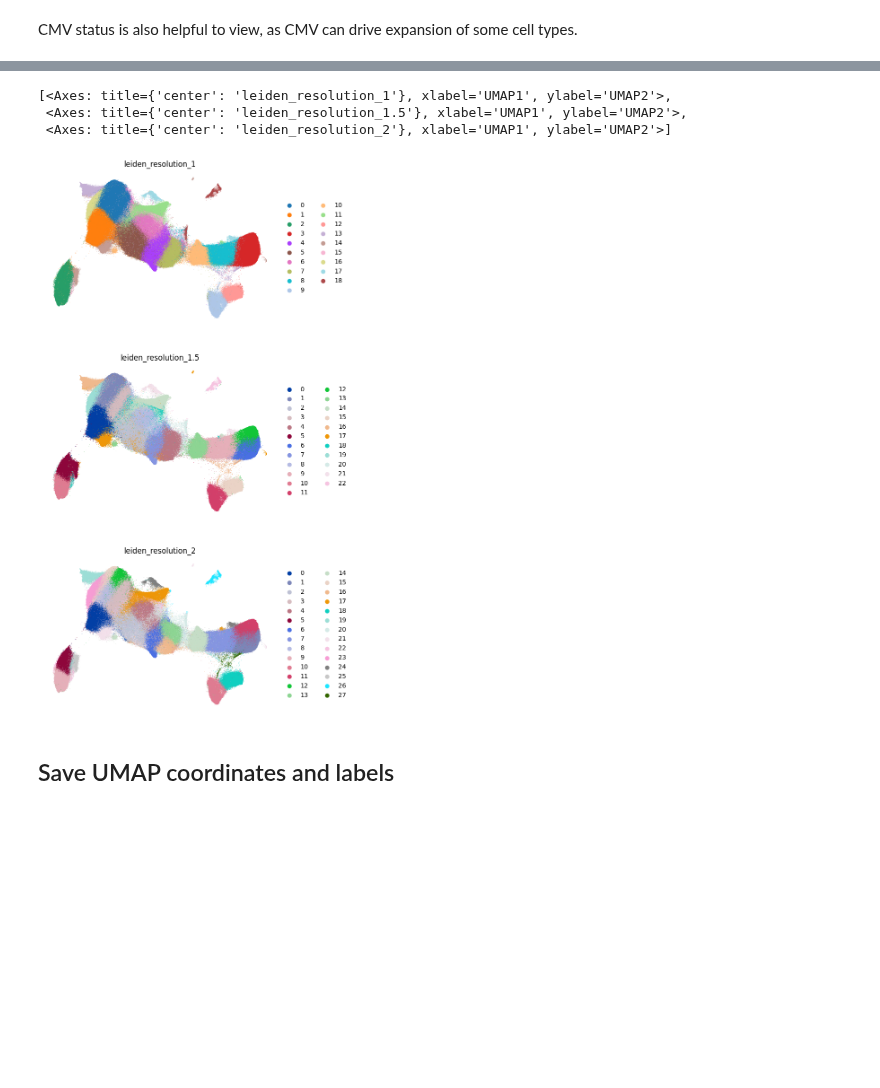
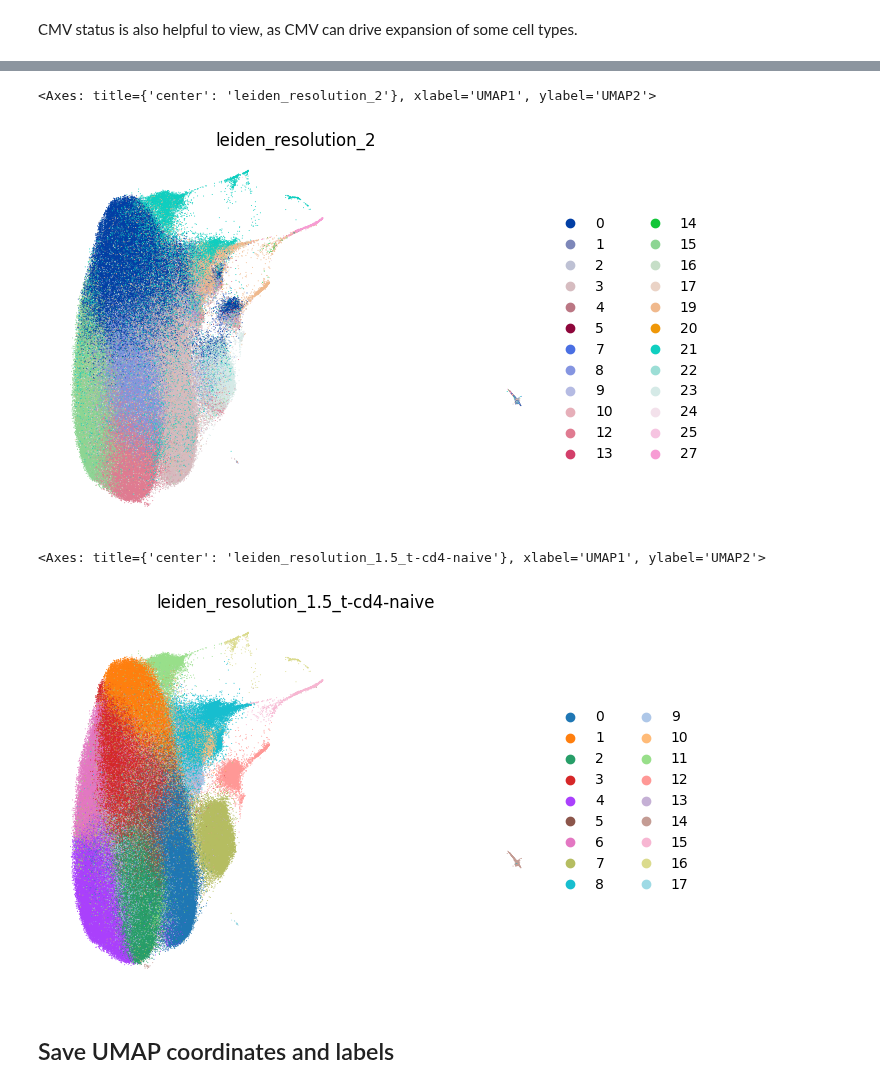
Before and after one commit to aifimmunology/aifi-healthy-pbmc-reference, a Jupyter notebook: 11a-Python_T_cells_naive.ipynb, the cells around one changed output, grey strips where cells are left out. Drawn from its saved outputs; the diff is of its cells as text; code cells hidden in the pictures; blank space fills up the shorter version.

Commit message:
myeloid and naive cd4 subclustering

```diff
--- a/11a-Python_T_cells_naive.ipynb
+++ b/11a-Python_T_cells_naive.ipynb
@@ -100,6 +97,6 @@ sc.pl.umap(adata, color = 'leiden_resolution_2', legend_loc = 'on data')
 # %%
 fhit_pos_cl = select_clusters_by_gene_frac(
-    adata, gene = 'FHIT', cutoff = 0.3, clusters = 'leiden_resolution_2'
+    adata, gene = 'FHIT', cutoff = 0.3, clusters = 'leiden_resolution_1.5'
 )
-sc.pl.umap(adata, color = 'leiden_resolution_2', groups = fhit_pos_cl)
+sc.pl.umap(adata, color = 'leiden_resolution_1.5', groups = fhit_pos_cl)
 # %% [output]
@@ -124,7 +121,7 @@ keep_cl
 # %% [markdown]
 Now, we can filter the dataset to get the subset we're after.
 # %%
-adata_subset = adata[adata.obs['leiden'].isin(keep_cl)]
+adata_subset = adata[adata.obs['leiden_resolution_1.5'].isin(keep_cl)]
 # %%
 adata_subset.shape
 # %% [output]
@@ -191,9 +194,8 @@ Here, we use our helper functions to perform clustering at multiple resolutions.
 # %%
 %%time
-tasks = [
-    (1.5, "leiden_resolution_1.5_t-cd4-naive"),
-    (2, "leiden_resolution_2_t-cd4-naive"),
-    (3, "leiden_resolution_3_t-cd4-naive")
-]
-adata_subset = run_leiden_parallel(adata_subset, tasks)
+sc.tl.leiden(
+    adata_subset,
+    resolution = 1.5,
+    key_added = 'leiden_resolution_1.5_t-cd4-naive'
+)
 # %% [output]
@@ -247,18 +259,27 @@ sc.pl.umap(
+# %%
+sc.pl.umap(
+    adata_subset,
+    color = 'leiden_resolution_2',
+    size = 2,
+    show = False,
+    ncols = 1 ,
+    frameon = False
+)
+# %% [output]
+<Axes: title={'center': 'leiden_resolution_2'}, xlabel='UMAP1', ylabel='UMAP2'>
+[figure, added]
 # %%
-leiden_cols = [t[1] for t in tasks]
 sc.pl.umap(
     adata_subset,
-    color = leiden_cols,
+    color = 'leiden_resolution_1.5_t-cd4-naive',
     size = 2,
     show = False,
     ncols = 1 ,
     frameon = False
 )
 # %% [output]
-[<Axes: title={'center': 'leiden_resolution_1'}, xlabel='UMAP1', ylabel='UMAP2'>,
- <Axes: title={'center': 'leiden_resolution_1.5'}, xlabel='UMAP1', ylabel='UMAP2'>,
- <Axes: title={'center': 'leiden_resolution_2'}, xlabel='UMAP1', ylabel='UMAP2'>]
+<Axes: title={'center': 'leiden_resolution_1.5_t-cd4-naive'}, xlabel='UMAP1', ylabel='UMAP2'>
-[figure, old version]
+[figure, new version]
 # %% [markdown]
 ## Save UMAP coordinates and labels
 # %%
```
Also changed, not shown: parts of 25 cells of this notebook, 1 other file.
